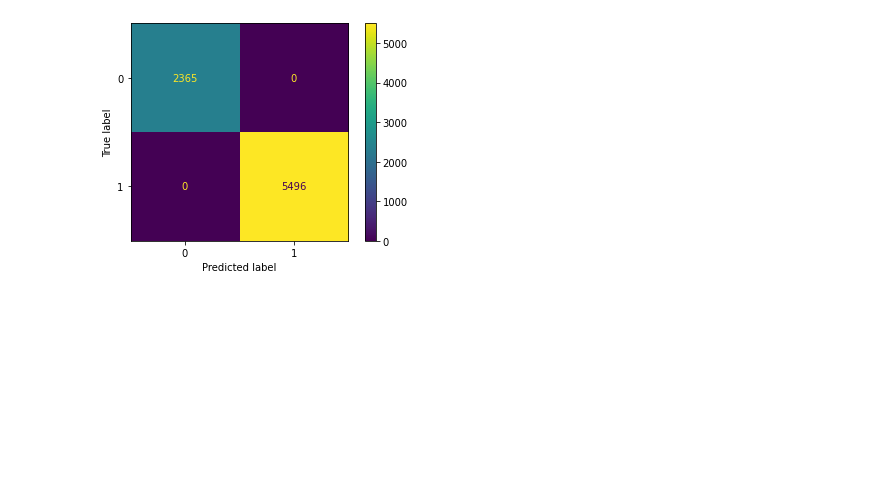
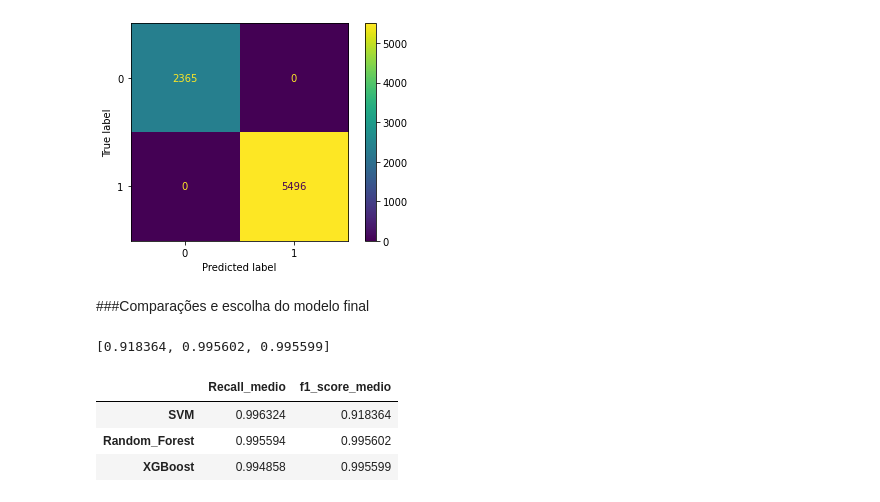
Before and after one commit to romerofernandes/class_fault, a Jupyter notebook: class_fault.ipynb, the cells around one changed output. Drawn from its saved outputs; the diff is of its cells as text; code cells hidden in the pictures; blank space fills up the shorter version.

```diff
--- a/class_fault.ipynb
+++ b/class_fault.ipynb
@@ -507,3 +505,23 @@ metrics.plot_confusion_matrix(classif_fault_XGB, df_fault_test[features], df_fau
 # %% [output]
 <sklearn.metrics._plot.confusion_matrix.ConfusionMatrixDisplay at 0x...>
 [figure]
+# %% [markdown]
+###Comparações e escolha do modelo final
+# %%
+result_modelos_dict = {}
+modelos = [metricas_SVM, metricas_RF, metricas_XGB]
+recall_medio = [round(np.mean(model['test_recall']),6) for model in modelos]
+f1_medio = [round(np.mean(model['test_f1']),6) for model in modelos]
+# %% [output]
+[0.918364, 0.995602, 0.995599]
+# %%
+result_modelos = pd.DataFrame(data = np.transpose([recall_medio, f1_medio]),
+                              index = ['SVM', 'Random_Forest', 'XGBoost'],
+                              columns = ['Recall_medio', 'f1_score_medio'])
+# %%
+result_modelos
+# %% [output]
+|  | Recall_medio | f1_score_medio |
+| SVM | 0.996324 | 0.918364 |
+| Random_Forest | 0.995594 | 0.995602 |
+| XGBoost | 0.994858 | 0.995599 |
```
Also changed, not shown: parts of 4 cells of this notebook.
